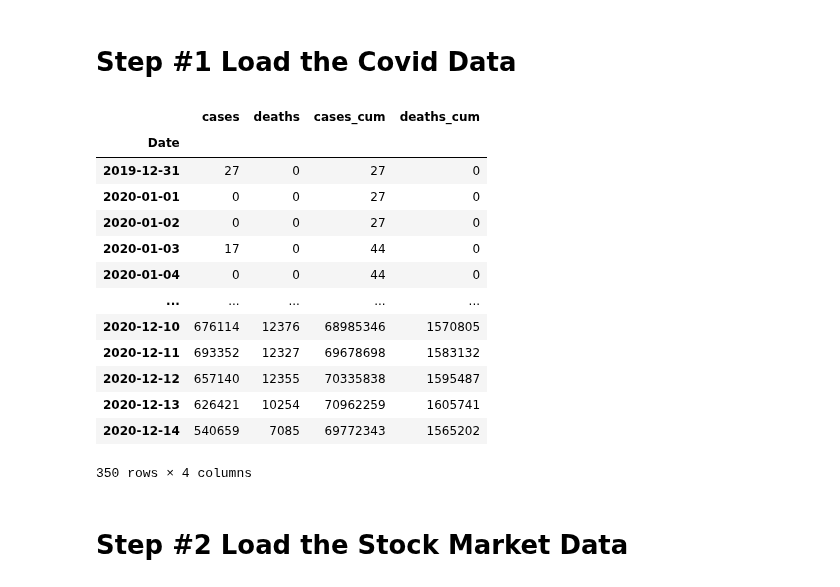
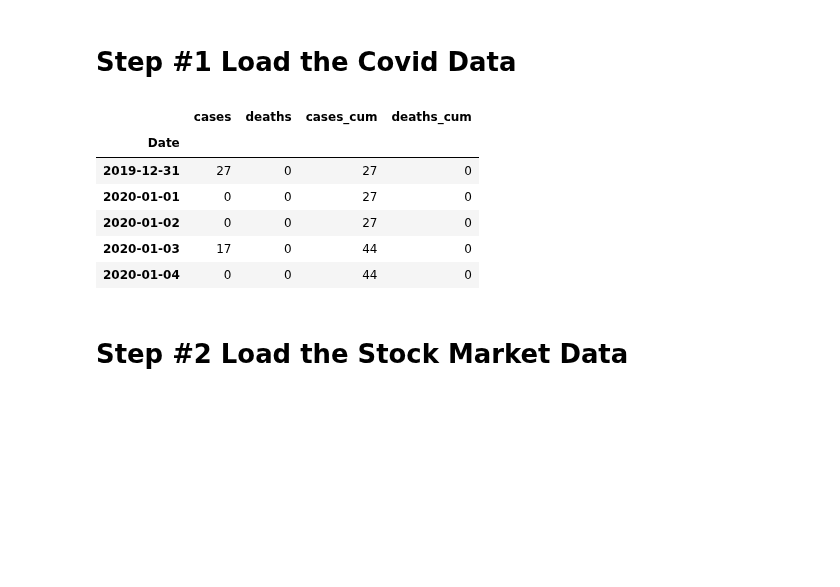
Before and after one commit to flo7up/relataly-public-python-tutorials, a Jupyter notebook: 002 Correlation Matrix - COVID-19 and Financial Assets.ipynb, the cells around one changed output. Drawn from its saved outputs; the diff is of its cells as text; code cells hidden in the pictures; blank space fills up the shorter version.

```diff
--- a/002 Correlation Matrix - COVID-19 and Financial Assets.ipynb
+++ b/002 Correlation Matrix - COVID-19 and Financial Assets.ipynb
@@ -15,41 +15,34 @@ import requests
 import json
 from pandas.plotting import register_matplotlib_converters
 
 # Load second Dataset with Corona Cases
 payload = {"code": "ALL"}
 URL = "https://api.statworx.com/covid"
 response = requests.post(url=URL, data=json.dumps(payload))
 df_covid = pd.DataFrame.from_dict(json.loads(response.text))
 # df_covid = df_covid[df_covid['code'] == 'US']
 
 # add the date column as variable
 df_covid["Date"] = pd.to_datetime(df_covid["date"])
 
 # delete some columns that we won't use
 df_covid.drop(
     ["day", "month", "year", "country", "code", "population", "date"],
     axis=1,
     inplace=True,
 )
 
 # Summarize cases over all countries
 df_covid = df_covid.groupby(["Date"]).sum()
-df_covid
+df_covid.head()
 # %% [output]
 |  | cases | deaths | cases_cum | deaths_cum |
 | Date |  |  |  |  |
 | 2019-12-31 | 27 | 0 | 27 | 0 |
 | 2020-01-01 | 0 | 0 | 27 | 0 |
 | 2020-01-02 | 0 | 0 | 27 | 0 |
 | 2020-01-03 | 17 | 0 | 44 | 0 |
 | 2020-01-04 | 0 | 0 | 44 | 0 |
-| ... | ... | ... | ... | ... |
-| 2020-12-10 | 676114 | 12376 | 68985346 | 1570805 |
-| 2020-12-11 | 693352 | 12327 | 69678698 | 1583132 |
-| 2020-12-12 | 657140 | 12355 | 70335838 | 1595487 |
-| 2020-12-13 | 626421 | 10254 | 70962259 | 1605741 |
-| 2020-12-14 | 540659 | 7085 | 69772343 | 1565202 |
-350 rows × 4 columns
 # %% [markdown]
 # Step #2 Load the Stock Market Data
 # %%
```
Also changed, not shown: parts of 2 cells of this notebook.
